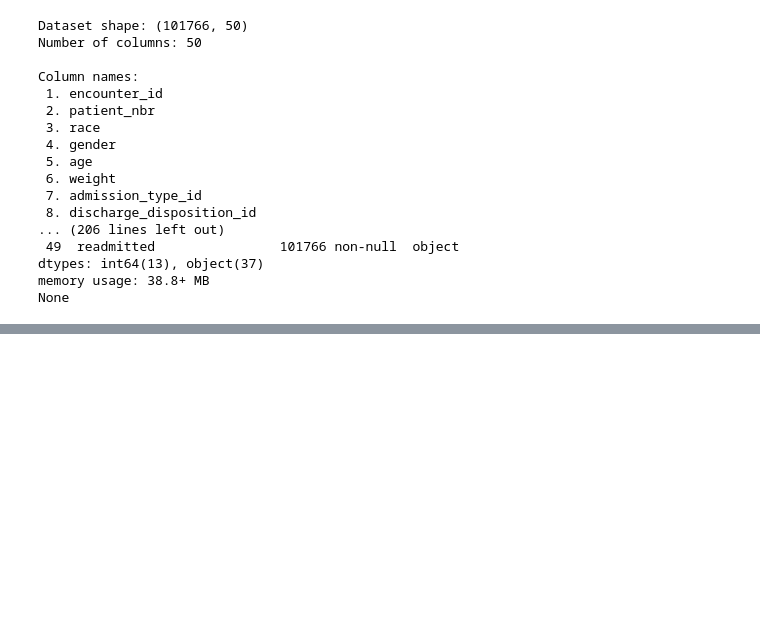
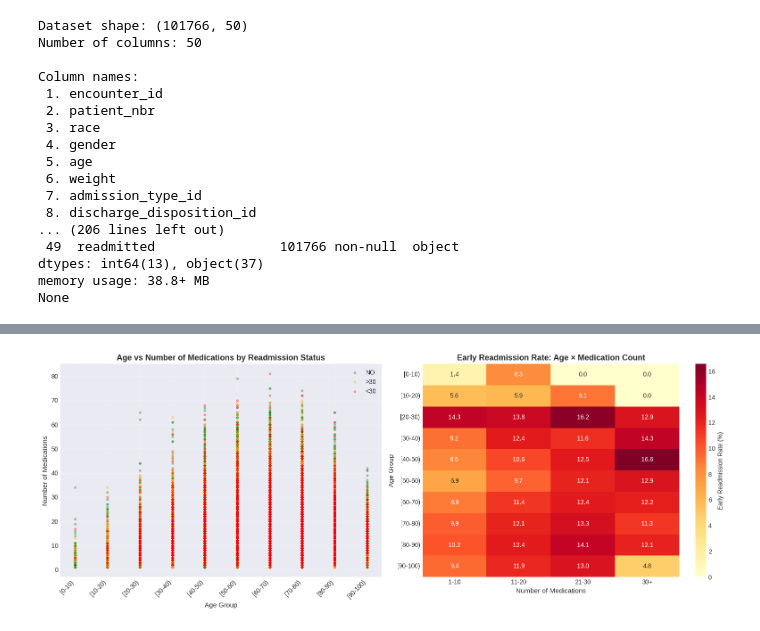
Before and after one commit to fahim-mle/nn-for-diabetes-readmission, a Jupyter notebook: notebooks/1_data_exploration_cleaning_outdated.ipynb, the cells around one changed output, grey strips where cells are left out. Saved outputs shown, nothing was run; the diff lists cells and outputs as text; code cells hidden in the pictures; blank space fills up the shorter version.

```diff
--- a/notebooks/1_data_exploration_cleaning_outdated.ipynb
+++ b/notebooks/1_data_exploration_cleaning_outdated.ipynb
@@ -216,0 +542,47 @@ Final columns: ['race', 'gender', 'age', 'admission_type_id', 'discharge_disposi
+# %%
+# Interaction: Age × Number of Medications
+fig, axes = plt.subplots(1, 2, figsize=(16, 6))
+
+# Create age bins for better visualization
+age_order = ['[0-10)', '[10-20)', '[20-30)', '[30-40)', '[40-50)', '[50-60)',
+             '[60-70)', '[70-80)', '[80-90)', '[90-100)']
+
+# Scatter plot with color coding
+readmit_colors = {'NO': 'green', '>30': 'orange', '<30': 'red'}
+for readmit_status in ['NO', '>30', '<30']:
+    mask = df['readmitted'] == readmit_status
+    # Map age to numeric for plotting
+    age_numeric = df[mask]['age'].map({age: i for i, age in enumerate(age_order)})
+    axes[0].scatter(age_numeric, df[mask]['num_medications'],
+                   alpha=0.3, s=10, c=readmit_colors[readmit_status],
+                   label=readmit_status)
+
+axes[0].set_xlabel('Age Group', fontsize=11)
+axes[0].set_ylabel('Number of Medications', fontsize=11)
+axes[0].set_title('Age vs Number of Medications by Readmission Status', fontsize=13, fontweight='bold')
+axes[0].set_xticks(range(len(age_order)))
+axes[0].set_xticklabels(age_order, rotation=45, ha='right')
+axes[0].legend()
+axes[0].grid(True, alpha=0.3)
+
+# Heatmap: Early readmission rate by age and medication count bins
+df['med_bins'] = pd.cut(df['num_medications'], bins=[0, 10, 20, 30, 100],
+                        labels=['1-10', '11-20', '21-30', '30+'])
+interaction_df = df.groupby(['age', 'med_bins'])['readmitted'].apply(
+    lambda x: (x == '<30').sum() / len(x) * 100 if len(x) > 0 else 0
+).unstack(fill_value=0)
+
+sns.heatmap(interaction_df, annot=True, fmt='.1f', cmap='YlOrRd', ax=axes[1],
+           cbar_kws={'label': 'Early Readmission Rate (%)'})
+axes[1].set_title('Early Readmission Rate: Age × Medication Count', fontsize=13, fontweight='bold')
+axes[1].set_xlabel('Number of Medications', fontsize=11)
+axes[1].set_ylabel('Age Group', fontsize=11)
+
+plt.tight_layout()
+plt.savefig('../figures/data_exploration/age_medications_interaction.png', dpi=300, bbox_inches='tight')
+plt.show()
+
+# Clean up temporary column
+df.drop('med_bins', axis=1, inplace=True)
+# %% [output]
+[figure, added]
```
Also changed, not shown: parts of 43 cells of this notebook, 11 other files.
